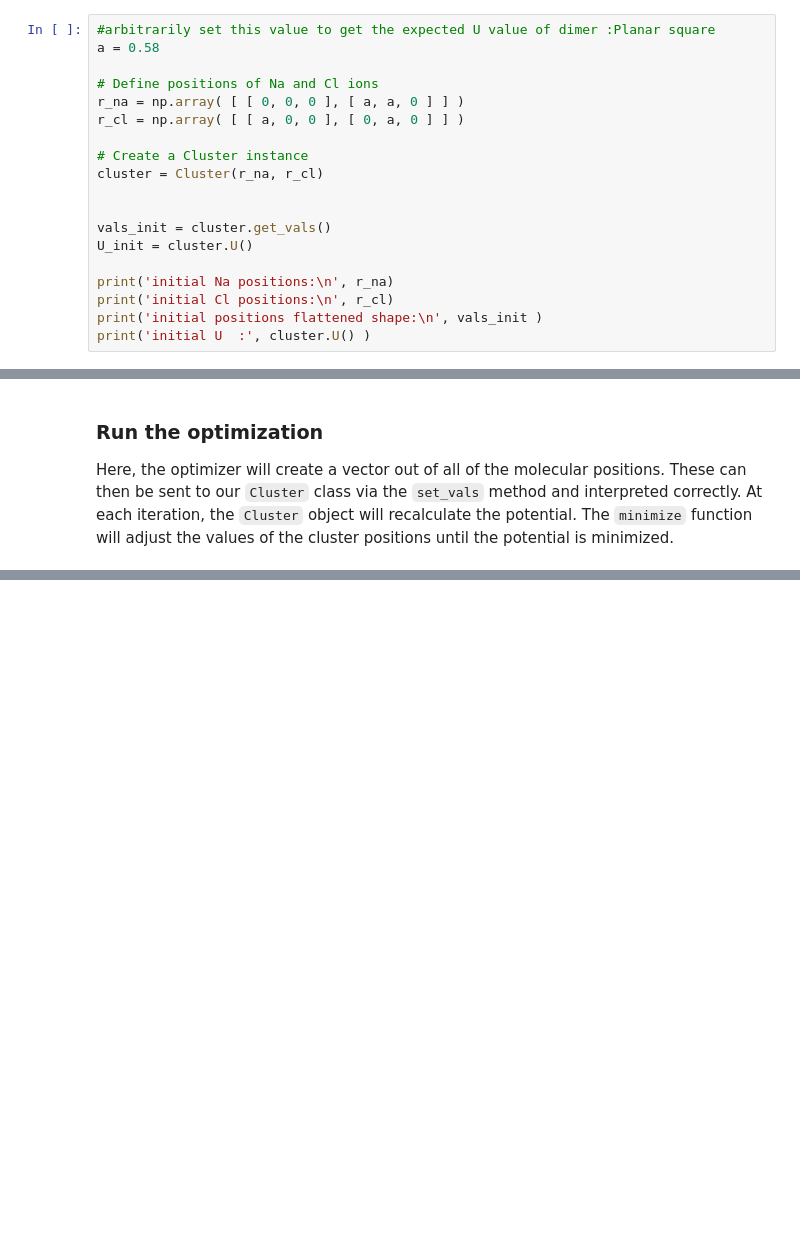
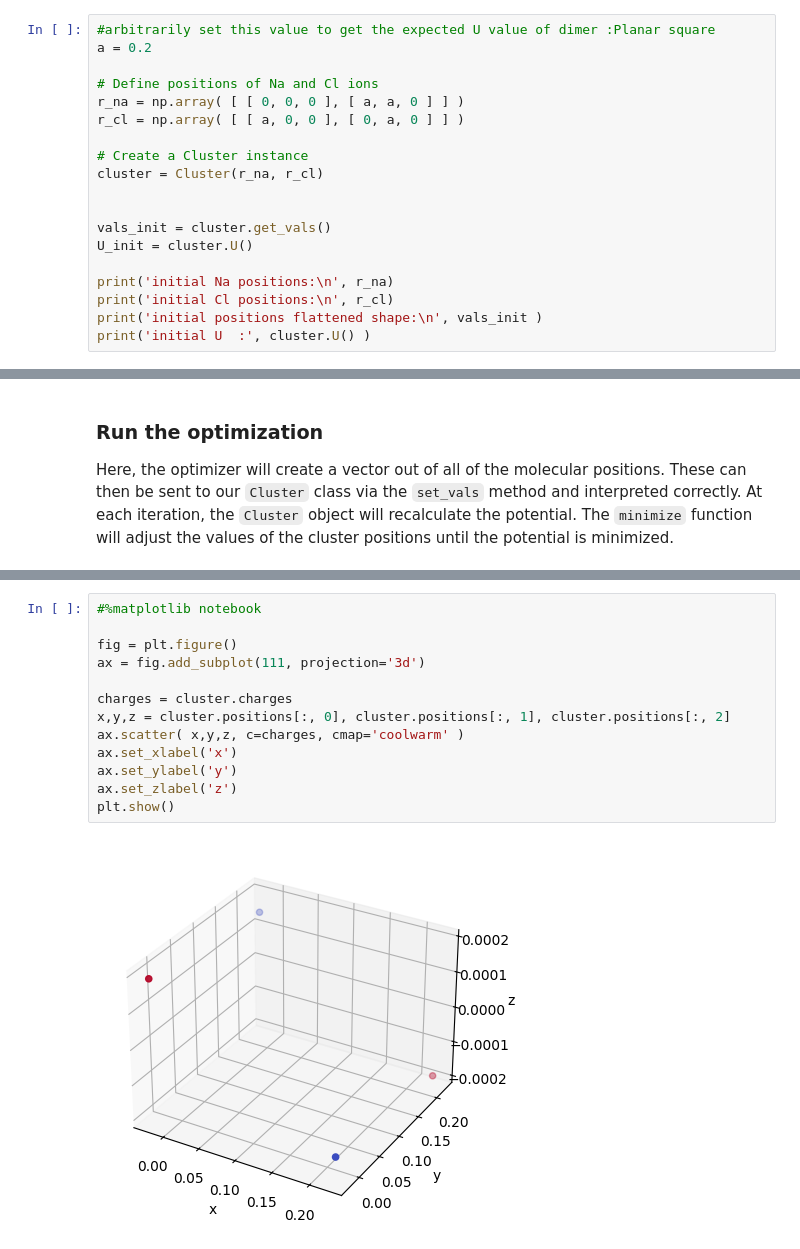
Before and after one commit to ubsuny/23-Homework7G4, a Jupyter notebook: nacl.ipynb, the cells around one changed output, grey strips where cells are left out. Cells and saved outputs as stored; diff of their text form; blank space fills up the shorter version.

Commit message:
Update with plot.

```diff
--- a/nacl.ipynb
+++ b/nacl.ipynb
@@ -105,7 +105,7 @@ class Cluster:
 ### Run the simulation for a simple box
 # %%
 #arbitrarily set this value to get the expected U value of dimer :Planar square
-a = 0.58
+a = 0.2
 
 # Define positions of Na and Cl ions
 r_na = np.array( [ [ 0, 0, 0 ], [ a, a, 0 ] ] )
@@ -194,0 +160,15 @@ plt.show()
+# %%
+#%matplotlib notebook
+
+fig = plt.figure()
+ax = fig.add_subplot(111, projection='3d')
+
+charges = cluster.charges
+x,y,z = cluster.positions[:, 0], cluster.positions[:, 1], cluster.positions[:, 2]
+ax.scatter( x,y,z, c=charges, cmap='coolwarm' )
+ax.set_xlabel('x')
+ax.set_ylabel('y')
+ax.set_zlabel('z')
+plt.show()
+# %% [output]
+[figure, added]
```
Also changed, not shown: parts of 4 cells of this notebook.
